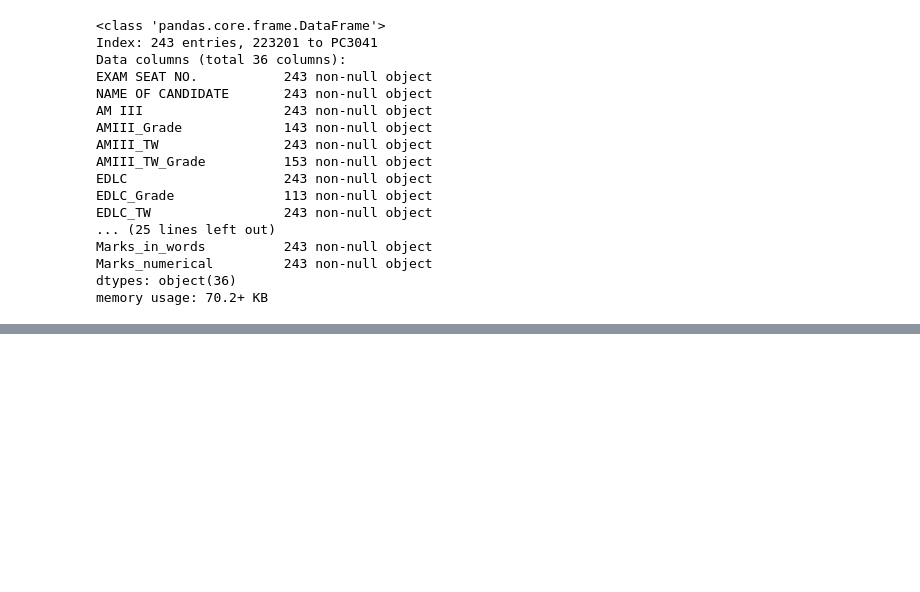
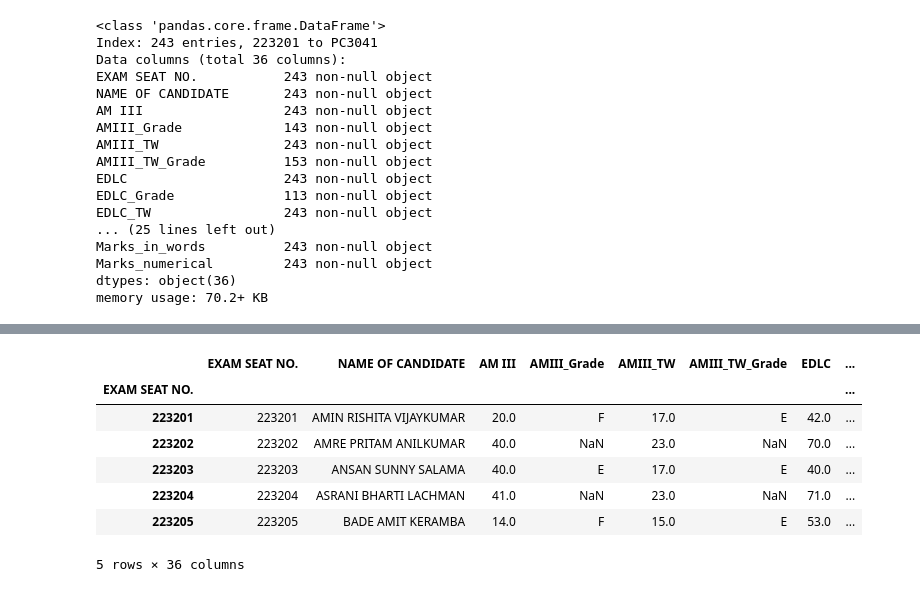
Before and after one commit to Purteeeek/Student-Placement-Guidance, a Jupyter notebook: Cleaning Notebooks/2015-Passouts/Sem-3_2015_Passout.ipynb, the cells around one changed output, grey strips where cells are left out. Saved outputs shown, nothing was run; the diff lists cells and outputs as text; code cells hidden in the pictures; blank space fills up the shorter version.

```diff
--- a/Cleaning Notebooks/2015-Passouts/Sem-3_2015_Passout.ipynb
+++ b/Cleaning Notebooks/2015-Passouts/Sem-3_2015_Passout.ipynb
@@ -100,0 +131,11 @@ memory usage: 70.2+ KB
+# %%
+sem_3_2015_df.head()
+# %% [output]
+|  | EXAM SEAT NO. | NAME OF CANDIDATE | AM III | AMIII_Grade | AMIII_TW | AMIII_TW_Grade | EDLC | ... |
+| EXAM SEAT NO. |  |  |  |  |  |  |  | ... |
+| 223201 | 223201 | AMIN RISHITA VIJAYKUMAR | 20.0 | F | 17.0 | E | 42.0 | ... |
+| 223202 | 223202 | AMRE PRITAM ANILKUMAR | 40.0 | NaN | 23.0 | NaN | 70.0 | ... |
+| 223203 | 223203 | ANSAN SUNNY SALAMA | 40.0 | E | 17.0 | E | 40.0 | ... |
+| 223204 | 223204 | ASRANI BHARTI LACHMAN | 41.0 | NaN | 23.0 | NaN | 71.0 | ... |
+| 223205 | 223205 | BADE AMIT KERAMBA | 14.0 | F | 15.0 | E | 53.0 | ... |
+5 rows × 36 columns
```
Also changed, not shown: parts of 5 cells of this notebook.
